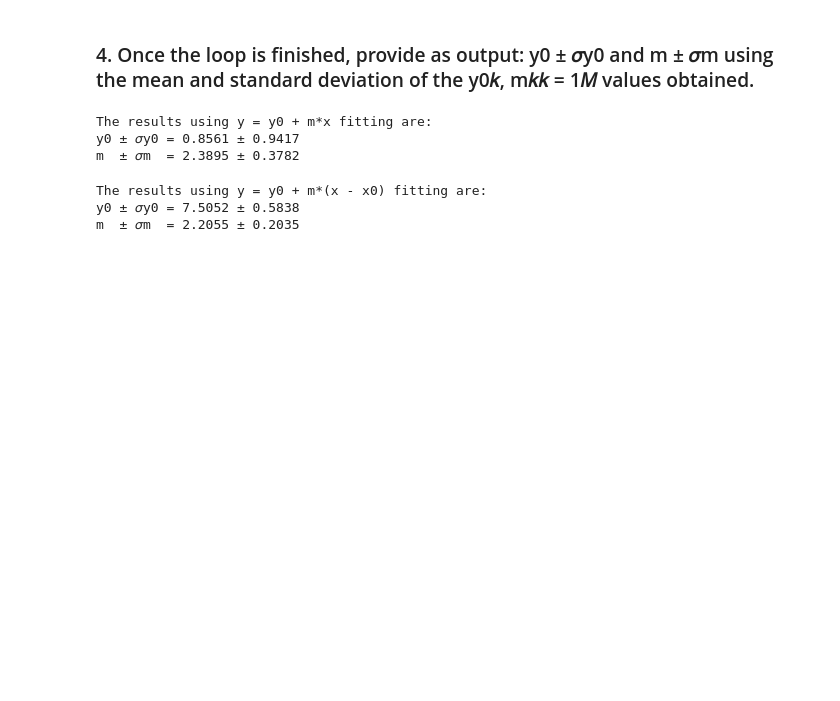
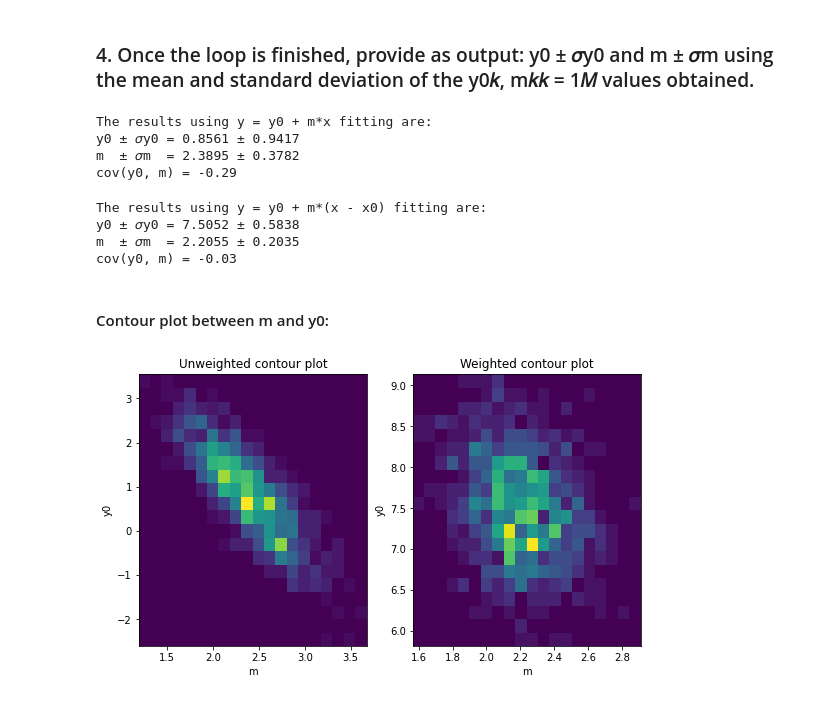
Before and after one commit to ccochato/cnm_final_project, a Jupyter notebook: FINAL_PROJECT_BOOTSTRAPPING_Carlos_Cocha.ipynb, the cells around one changed output. Cells and saved outputs as stored; diff of their text form; code cells hidden in the pictures; blank space fills up the shorter version.

Commit message:
Plotting the 2d histogram and the corresponding histograms of the fitting parameters for both methods

```diff
--- a/FINAL_PROJECT_BOOTSTRAPPING_Carlos_Cocha.ipynb
+++ b/FINAL_PROJECT_BOOTSTRAPPING_Carlos_Cocha.ipynb
@@ -192,10 +203,13 @@ sd_m = stand_d(y0_m_dat[:, 1])
 print('The results using y = y0 + m*x fitting are:')
 print('y0 ± 𝜎y0 = ' + str(round(y0_m, 4)) +  " ± " + str(round(sd_y0, 4)))
 print('m  ± 𝜎m  = ' + str(round(m_m, 4)) +  " ± " + str(round(sd_m, 4)))
+cov_y0_m = cov(y0_m_dat[:, 0], y0_m_dat[:, 1])
+print("cov(y0, m) =", str(round(cov_y0_m,2)))
 # %% [output]
 The results using y = y0 + m*x fitting are:
 y0 ± 𝜎y0 = 0.8561 ± 0.9417
 m  ± 𝜎m  = 2.3895 ± 0.3782
+cov(y0, m) = -0.29
 # %%
 # Results fot the weighted fitting
 y0_mw = y0_mw_dat[:, 0].mean()
@@ -205,7 +219,28 @@ sd_mw = stand_d(y0_mw_dat[:, 1])
 print('The results using y = y0 + m*(x - x0) fitting are:')
 print('y0 ± 𝜎y0 = ' + str(round(y0_mw, 4)) +  " ± " + str(round(sd_y0w, 4)))
 print('m  ± 𝜎m  = ' + str(round(m_mw, 4)) +  " ± " + str(round(sd_mw, 4)))
+cov_y0_mw = cov(y0_mw_dat[:, 0], y0_mw_dat[:, 1])
+print("cov(y0, m) =", str(round(cov_y0_mw,2)))
 # %% [output]
 The results using y = y0 + m*(x - x0) fitting are:
 y0 ± 𝜎y0 = 7.5052 ± 0.5838
 m  ± 𝜎m  = 2.2055 ± 0.2035
+cov(y0, m) = -0.03
+# %% [markdown]
+#### Contour plot between m and y0:
+# %%
+fig = plt.figure(figsize=(9,5))
+gs = GridSpec(1,2) # 1 rows, 2 columns
+ax1 = fig.add_subplot(gs[0,0])
+ax1.hist2d(y0_m_dat[:, 1], y0_m_dat[:, 0], bins = 20)
+ax2 = fig.add_subplot(gs[0,1])
+ax2.hist2d(y0_mw_dat[:, 1], y0_mw_dat[:, 0], bins = 20)
+ax1.set_title('Unweighted contour plot')
+ax2.set_title('Weighted contour plot')
+ax1.set_xlabel("m")
+ax1.set_ylabel('y0')
+ax2.set_xlabel("m")
+ax2.set_ylabel('y0')
+plt.show()
+# %% [output]
+[figure, added]
```
Also changed, not shown: parts of 5 cells of this notebook.
